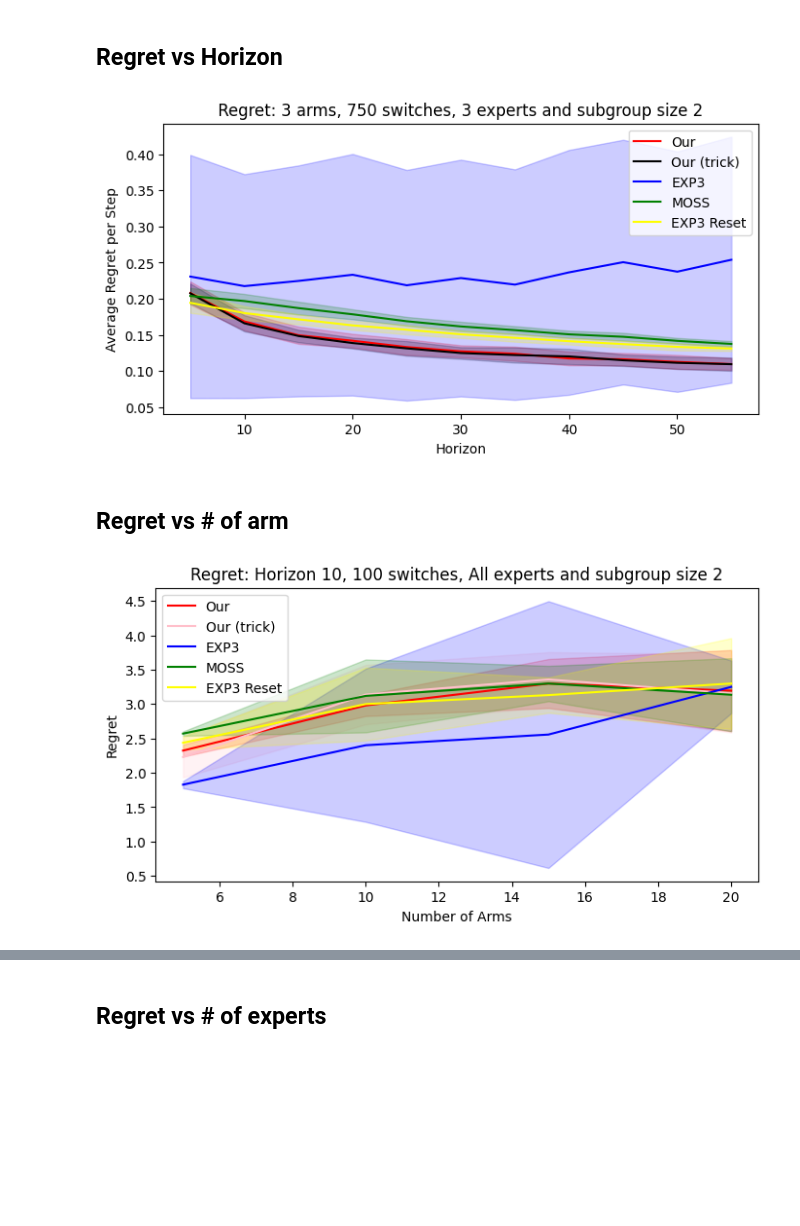
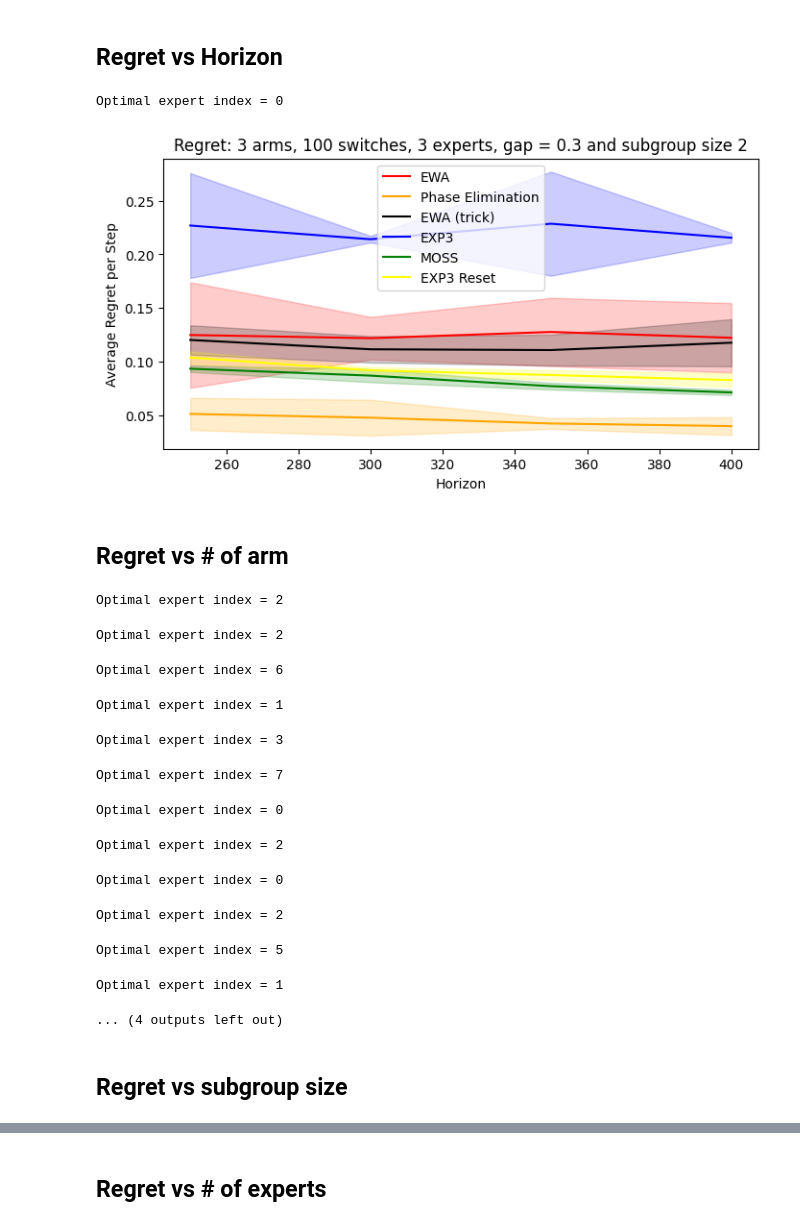
Before and after one commit to duongnhatthang/meta-bandit, a Jupyter notebook: main.ipynb, the cells around one changed output, grey strips where cells are left out. Cells and saved outputs as stored; diff of their text form; code cells hidden in the pictures; blank space fills up the shorter version.

```diff
--- a/main.ipynb
+++ b/main.ipynb
@@ -11,19 +11,19 @@ plt.rcParams['figure.figsize'] = [8, 4]
 plt.rcParams['figure.dpi'] = 100 # 200 e.g. is really fine, but slower
 
 DS_NAME = None #None for synthesize, or {"LastFM"}
-N_SWITCHES = 750 # LastFM: 1892
-N_BANDITS = 3 # LastFM: 17632
+N_SWITCHES = 100
+N_BANDITS = 3
 OPT_SIZE = 2
-HORIZON = 6 # LastFM: 10*17632
+HORIZON = 250
 max_n_expert = len(list(combinations(np.arange(N_BANDITS),OPT_SIZE)))
-N_EXPERT = None #All possible combinations
-# N_EXPERT = 10
+N_EXPERT = None #None: All possible combinations
 if N_EXPERT is not None:
     print(f'N_EXPERT = {N_EXPERT}')
     assert N_EXPERT<=max_n_expert, f"The number of expert ({N_EXPERT}) must be smaller than the maximum combination ({max_n_expert})"
 assert N_BANDITS<=HORIZON, f"The number of arm ({N_BANDITS}) must be smaller than the horizon ({HORIZON})"
-N_EXPS = 4 #Repeat experiments
-kwargs = {'switches_cache_step': 10}
+N_EXPS = 5 #Repeat experiments
+kwargs = {'switches_cache_step': 10,
+          'gap_constrain':0.3}
 
 #MetaAlg params
 N_UNBIASED_OBS = 1
@@ -31,7 +31,7 @@ ALG_NAME = 'ExpertMOSS'
 # %% [markdown]
 ## Regret vs Number of switches
 # %%
-(X, meta_regrets, exp3_regrets, moss_regrets, exp3_reset_regrets, meta_trick_regrets, title, xlabel, ylabel) = utils.switches_exp(N_EXPS, N_SWITCHES, N_BANDITS, HORIZON,
+(X, meta_regrets, exp3_regrets, moss_regrets, exp3_reset_regrets, meta_trick_regrets, metaPE_regrets, title, xlabel, ylabel) = utils.switches_exp(N_EXPS, N_SWITCHES, N_BANDITS, HORIZON,
                    N_UNBIASED_OBS, ALG_NAME, OPT_SIZE, N_EXPERT, DS_NAME, **kwargs)
 pass
 
@@ -86,34 +91,54 @@ NameError: name 'X' is not defined
 # %% [markdown]
 ## Regret vs Horizon
 # %%
-horizon_list = np.arange(5, 56, 5)
+horizon_list = np.arange(250, 410, 50)
 # horizon_list = np.array([1, 100, 300])
-(X_h, meta_regrets_h, exp3_regrets_h, moss_regrets_h, exp3_reset_regrets_h, meta_trick_regrets_h, title, xlabel, ylabel) = utils.horizon_exp(N_EXPS, N_SWITCHES, N_BANDITS, N_UNBIASED_OBS, ALG_NAME, OPT_SIZE, N_EXPERT,
+(X_h, meta_regrets_h, exp3_regrets_h, moss_regrets_h, exp3_reset_regrets_h,
+ meta_trick_regrets_h, metaPE_regrets_h, title, xlabel, ylabel) =
+utils.horizon_exp(N_EXPS, N_SWITCHES, N_BANDITS, N_UNBIASED_OBS, ALG_NAME, OPT_SIZE, N_EXPERT,
                   DS_NAME, horizon_list = horizon_list, **kwargs)
 pass
 
 # N_EXPS = 100
 # N_SWITCHES = 3000
 # env = bandit.MetaBernoulli(n_bandits=N_BANDITS, opt_size=OPT_SIZE, n_tasks=N_SWITCHES+1,
 #                        n_experts=N_EXPERT, ds_name=DS_NAME, **kwargs)
 # X = np.array([1, 100, 300])
 # meta_regrets = np.load('meta_regrets_h.npy')
 # exp3_regrets = np.load('exp3_regrets_h.npy')
 # moss_regrets = np.load('moss_regrets_h.npy')
 # exp3_reset_regrets = np.load('exp3_reset_regrets_h.npy')
 # if N_EXPERT is None:
 #     N_EXPERT = env.n_experts
 # title = f'Regret: {N_EXPS} experiments, {N_BANDITS} arms, {N_SWITCHES} switches, {N_EXPERT} experts and subgroup size {OPT_SIZE}'
 # xlabel, ylabel = 'Horizon', 'Average Regret per Step'
 # utils.plot(X, meta_regrets, exp3_regrets, moss_regrets, exp3_reset_regrets, meta_regrets, title, xlabel, ylabel)
 # %% [output]
+Optimal expert index = 0
-[figure, old version]
+[figure, new version]
 # %% [markdown]
 ## Regret vs # of arm
 # %%
-n_bandits_list = np.arange(5,21,5)
-utils.arm_exp(N_EXPS, N_SWITCHES, HORIZON, N_UNBIASED_OBS, ALG_NAME,
+n_bandits_list = np.arange(3,6,1)
+h = 1000
+(X_b, meta_regrets_b, exp3_regrets_b, moss_regrets_b, exp3_reset_regrets_b,
+ meta_trick_regrets_b, metaPE_regrets_b, title, xlabel, ylabel) =
+utils.arm_exp(N_EXPS, N_SWITCHES, h, N_UNBIASED_OBS, ALG_NAME,
               OPT_SIZE, N_EXPERT, DS_NAME, n_bandits_list, **kwargs)
 pass
 # %% [output]
-[figure, removed]
+Optimal expert index = 2
+Optimal expert index = 2
+Optimal expert index = 6
+Optimal expert index = 1
+Optimal expert index = 3
+Optimal expert index = 7
+Optimal expert index = 0
+Optimal expert index = 2
+Optimal expert index = 0
+Optimal expert index = 2
+Optimal expert index = 5
+Optimal expert index = 1
+... (4 outputs left out)
+# %% [markdown]
+## Regret vs subgroup size
```
Also changed, not shown: parts of 6 cells of this notebook, 5 other files.
